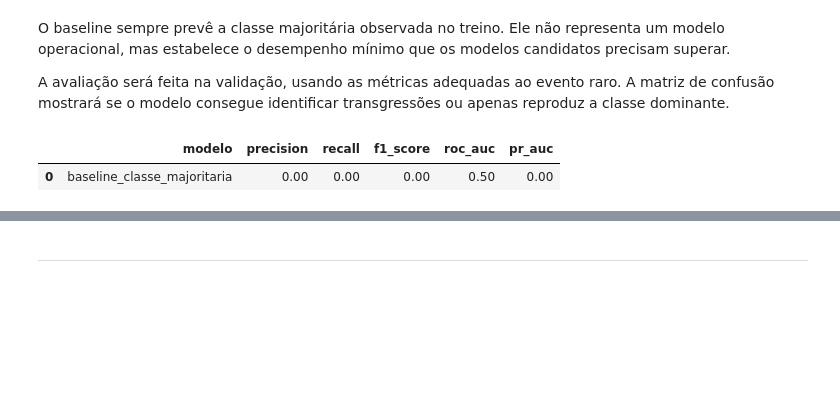
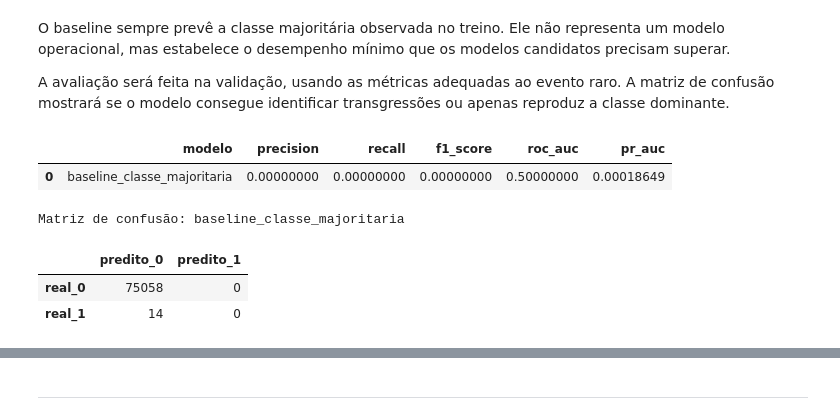
Before and after one commit to vikpires/projeto_aneel_equipe14, a Jupyter notebook: notebooks/05_model_comparative_analysis.ipynb, the cells around one changed output, grey strips where cells are left out. Drawn from its saved outputs; the diff is of its cells as text; code cells hidden in the pictures; blank space fills up the shorter version.

Commit message:
:sparkles: feat:add model comparative analysis notebook with the final selected model and artifacts (#12)

```diff
--- a/notebooks/05_model_comparative_analysis.ipynb
+++ b/notebooks/05_model_comparative_analysis.ipynb
@@ -233,39 +257,110 @@ O baseline sempre prevê a classe majoritária observada no treino. Ele não rep
 
 A avaliação será feita na validação, usando as métricas adequadas ao evento raro. A matriz de confusão mostrará se o modelo consegue identificar transgressões ou apenas reproduz a classe dominante.
 # %%
-# Baseline de classe majoritária e função de avaliação
+# Baseline de classe majoritária e funções de avaliação
 def evaluate_classifier(model_name, y_true, predictions, scores):
     return {
         "modelo": model_name,
         "precision": precision_score(y_true, predictions, zero_division=0),
         "recall": recall_score(y_true, predictions, zero_division=0),
         "f1_score": f1_score(y_true, predictions, zero_division=0),
         "roc_auc": roc_auc_score(y_true, scores),
         "pr_auc": average_precision_score(y_true, scores),
+    }
+
+
+def compute_pr_curve(y_true, scores):
+    precision_curve, recall_curve, thresholds = precision_recall_curve(
+        y_true,
+        scores,
+    )
+
+    f1_curve = (
+        2
+        * precision_curve[:-1]
+        * recall_curve[:-1]
+        / (precision_curve[:-1] + recall_curve[:-1] + np.finfo(float).eps)
+    )
+
+    return precision_curve, recall_curve, thresholds, f1_curve
+
+
+def select_decision_threshold(
+    y_true,
+    scores,
+    target_recall=None,
+    metric="f1",
+):
+    precision_curve, recall_curve, thresholds, f1_curve = compute_pr_curve(
+        y_true,
+        scores,
+    )
+
+    if target_recall is None:
+        best_index = int(np.argmax(f1_curve))
+        return {
+            "threshold": float(thresholds[best_index]),
+            "precision": float(precision_curve[best_index]),
+            "recall": float(recall_curve[best_index]),
+            "f1_score": float(f1_curve[best_index]),
+        }
+
+    feasible = recall_curve[:-1] >= target_recall
+
+    if feasible.any():
+        feasible_indices = np.flatnonzero(feasible)
+
+        if metric == "precision":
+            best_index = feasible_indices[
+                np.argmax(precision_curve[:-1][feasible_indices])
+            ]
+        else:
+            best_index = feasible_indices[np.argmax(f1_curve[feasible_indices])]
+    else:
+        best_index = int(np.argmax(recall_curve[:-1]))
+
+    return {
+        "threshold": float(thresholds[best_index]),
+        "precision": float(precision_curve[best_index]),
+        "recall": float(recall_curve[best_index]),
+        "f1_score": float(f1_curve[best_index]),
     }
 
 
 baseline_model = DummyClassifier(strategy="most_frequent")
 baseline_model.fit(X_train, y_train)
 baseline_predictions = baseline_model.predict(X_validation)
 baseline_scores = baseline_model.predict_proba(X_validation)[:, 1]
 
 baseline_metrics = pd.DataFrame(
     [
         evaluate_classifier(
             "baseline_classe_majoritaria",
             y_validation,
             baseline_predictions,
             baseline_scores,
         )
     ]
 )
 baseline_confusion = confusion_matrix(y_validation, baseline_predictions)
 
 display(baseline_metrics)
+
+print(f"Matriz de confusão: baseline_classe_majoritaria")
+display(
+    pd.DataFrame(
+        index=["real_0", "real_1"],
+        columns=["predito_0", "predito_1"],
+        data=baseline_confusion,
+    )
+)
 # %% [output]
 |  | modelo | precision | recall | f1_score | roc_auc | pr_auc |
-| 0 | baseline_classe_majoritaria | 0.00 | 0.00 | 0.00 | 0.50 | 0.00 |
+| 0 | baseline_classe_majoritaria | 0.00000000 | 0.00000000 | 0.00000000 | 0.50000000 | 0.00018649 |
+Matriz de confusão: baseline_classe_majoritaria
+|  | predito_0 | predito_1 |
+| real_0 | 75058 | 0 |
+| real_1 | 14 | 0 |
 # %%
 # Matriz de confusão do modelo baseline
 
```
Also changed, not shown: parts of 55 cells of this notebook, 7 other files.
